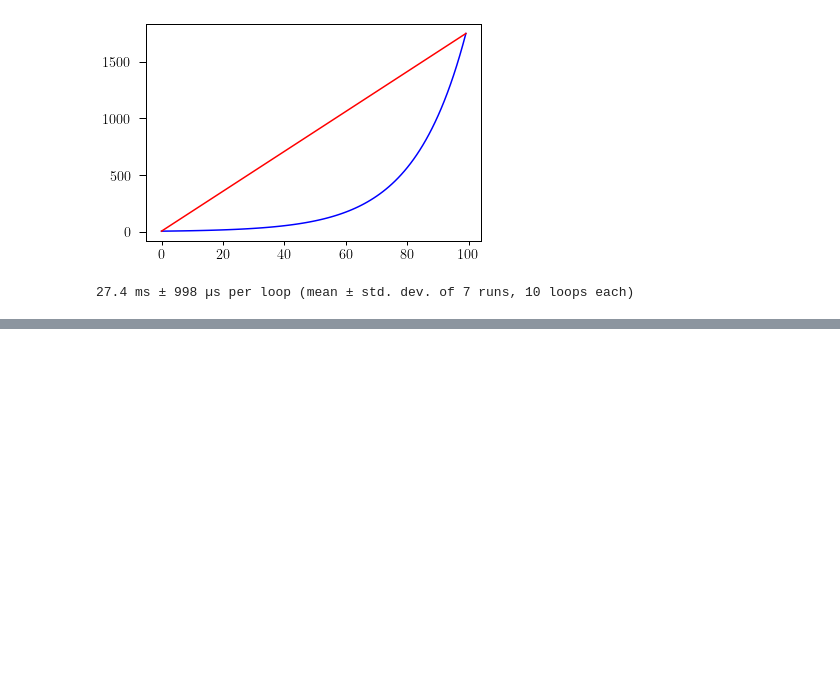
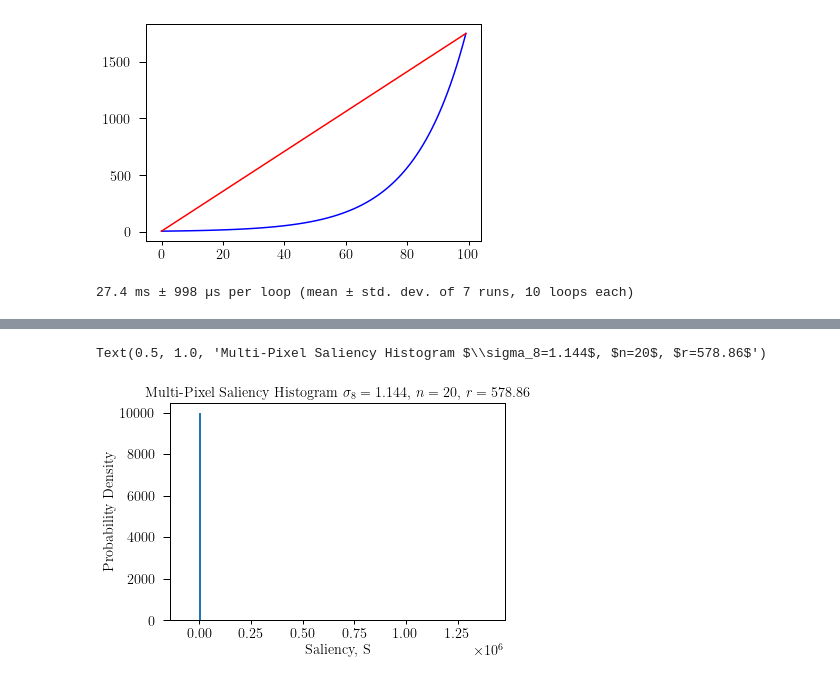
Before and after one commit to adiraju21s/deep_dss, a Jupyter notebook: notebooks/Interpretability Analysis v1.0.ipynb, the cells around one changed output, grey strips where cells are left out. Drawn from its saved outputs; the diff is of its cells as text; code cells hidden in the pictures; blank space fills up the shorter version.

```diff
--- a/notebooks/Interpretability Analysis v1.0.ipynb
+++ b/notebooks/Interpretability Analysis v1.0.ipynb
@@ -585,0 +623,14 @@ Text(0.5, 1.0, 'Mean single-pixel saliency estimates for $\\xi(r)$, $N=262$')
+# %%
+from scipy.special import comb
+
+average_saliencies = []
+
+k = 262
+n = 50
+m = 10000
+M = comb(k, n)
+m = min(m, M)
+
+for i in range(m):
+    pixel_set = np.random.choice(lin_saliencies[49,:], (n), replace=False)
+    average_saliencies.append(np.mean(pixel_set))
@@ -585,0 +657,11 @@ Text(0.5, 1.0, 'Mean single-pixel saliency estimates for $\\xi(r)$, $N=262$')
+# %%
+fig, ax = plt.subplots()
+# hist(lin_saliencies[49,:], bins="scott", ax=ax, histtype="stepfilled", density=True)
+ax.hist(average_saliencies, bins=200)
+# ax.set_xlim([-2.5, 2.5])
+ax.set_xlabel("Saliency, S")
+ax.set_ylabel("Probability Density")
+ax.set_title(r"Multi-Pixel Saliency Histogram $\sigma_8=1.144$, $n=20$, $r=578.86$")
+# %% [output]
+Text(0.5, 1.0, 'Multi-Pixel Saliency Histogram $\\sigma_8=1.144$, $n=20$, $r=578.86$')
+[figure, added]
```
Also changed, not shown: parts of 17 cells of this notebook, 2 other files.
